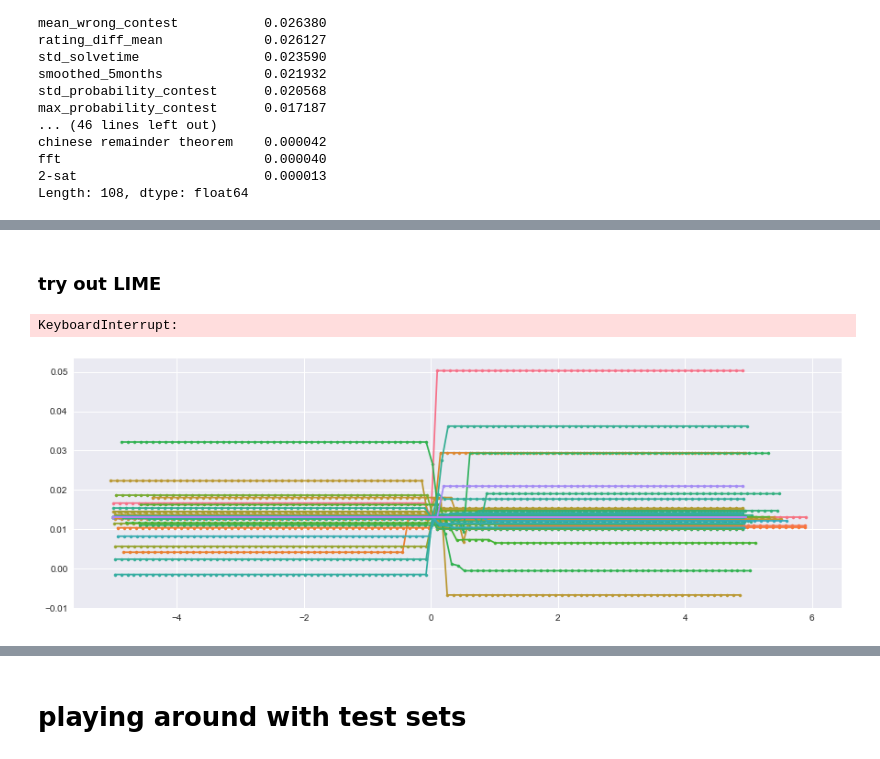
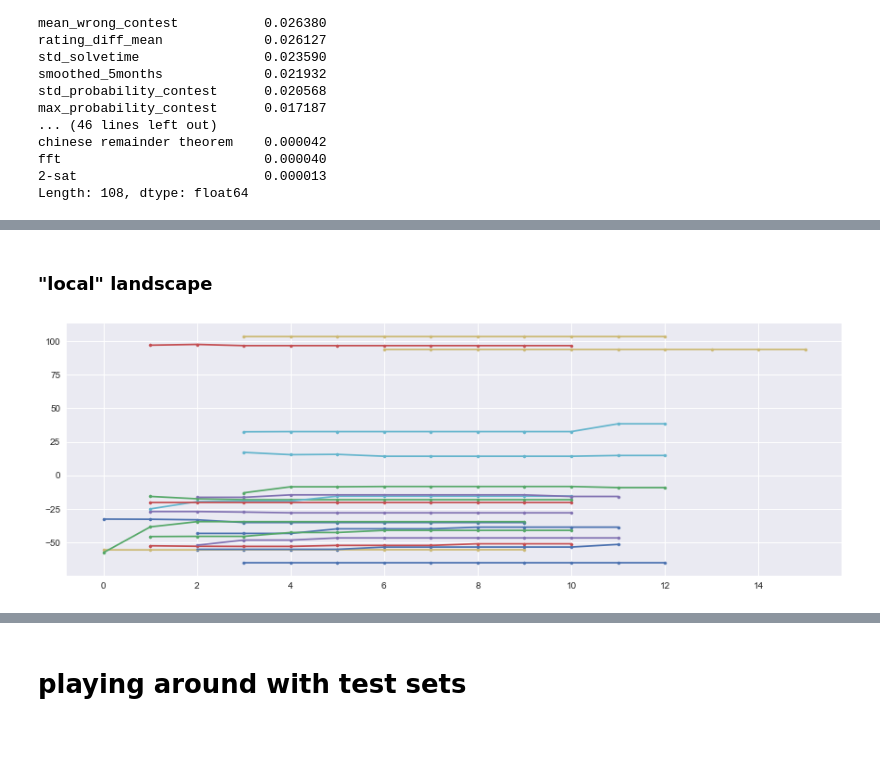
Before and after one commit to yjiao/codeforces_predict, a Jupyter notebook: ensemble_regression.ipynb, the cells around one changed output, grey strips where cells are left out. Saved outputs shown, nothing was run; the diff lists cells and outputs as text; code cells hidden in the pictures.

```diff
--- a/ensemble_regression.ipynb
+++ b/ensemble_regression.ipynb
@@ -86,7 +105,7 @@ two pointers
 # %% [markdown]
 ## RF regressor
 # %%
-rf = RandomForestRegressor(n_estimators=50, random_state=12358, verbose=1, min_samples_split=3)
+rf = RandomForestRegressor(n_estimators=100, random_state=12358, verbose=1, min_samples_split=3, n_jobs=-1)
 # %%
 model = rf.fit(df_train, y_train)
 # %% [output]
@@ -276,28 +178,23 @@ chinese remainder theorem 6.67631330468e-06
-# %% [markdown]
-###  try out LIME
+# %% [markdown]
+###  "local" landscape
 # %%
-import copy
+eps = 1
+model.verbose = 0
+model.n_jobs = -1
+varidx = np.argwhere(df_test.columns == 'n100')[0]
+for j in range(20):
+    x = []
+    y = []
+    for i in range(0, 10):
+        testin = np.array(df_test.iloc[j])
+        testin = testin.reshape(1, -1)
+        testin2 = testin.copy()
+        testin2[0][varidx] += eps * i
+        x.append(testin2[0][varidx])
+        y.append(model.predict(testin2))
 
-varidx = 5
-nvars = 100
-with sns.color_palette("husl", nvars):
-    for varidx in range(nvars):
-        eps = .1
-        x = []
-        y = []
-        for i in range(-50, 50):
-            testin = np.array(df_test_ok.iloc[5])
-            testin = testin.reshape(1, -1)
-            testin2 = testin.copy()
-            testin2[0][varidx] += eps * i
-            x.append(testin2[0][varidx])
-            y.append(rfcf.predict(testin2))
-
-        plt.rcParams['figure.figsize'] = (15, 5)
-        plt.plot(x, y)
-        plt.scatter(x, y, s=10)
-    #    plt.title(df_train_ok.columns[varidx], fontsize=16)
-plt.legend(df_train_ok.columns[0:nvars])
+    plt.rcParams['figure.figsize'] = (15, 5)
+    plt.plot(x, y)
+    plt.scatter(x, y, s=10)
 # %% [output]
-KeyboardInterrupt:
-[figure, old version]
+[figure, new version]
```
Also changed, not shown: parts of 24 cells of this notebook, 2 other files.
